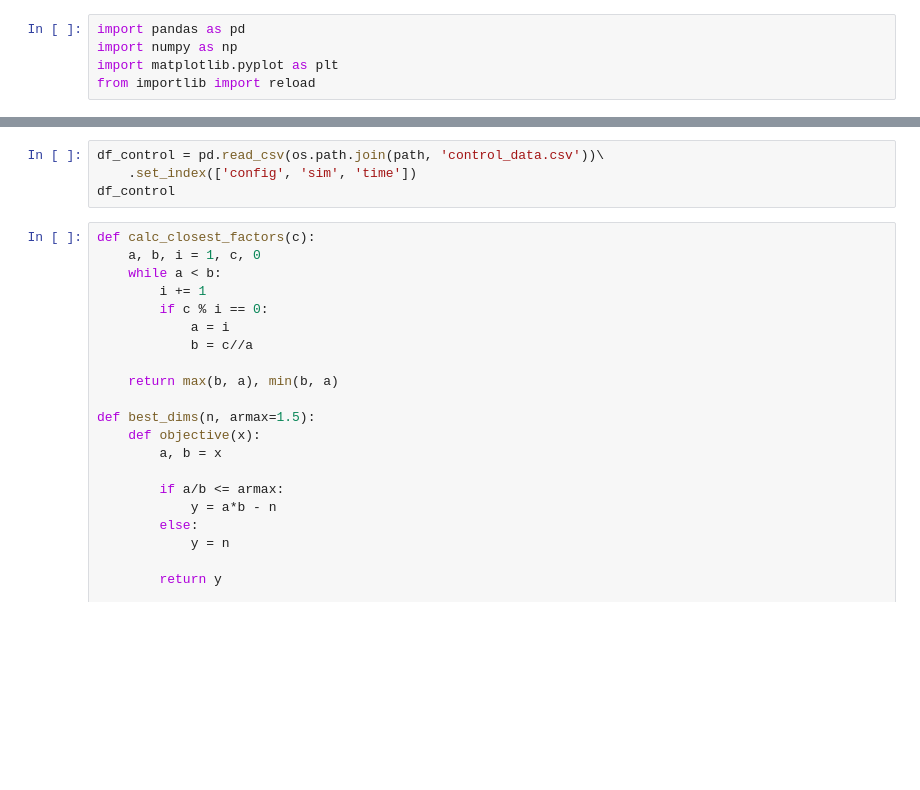
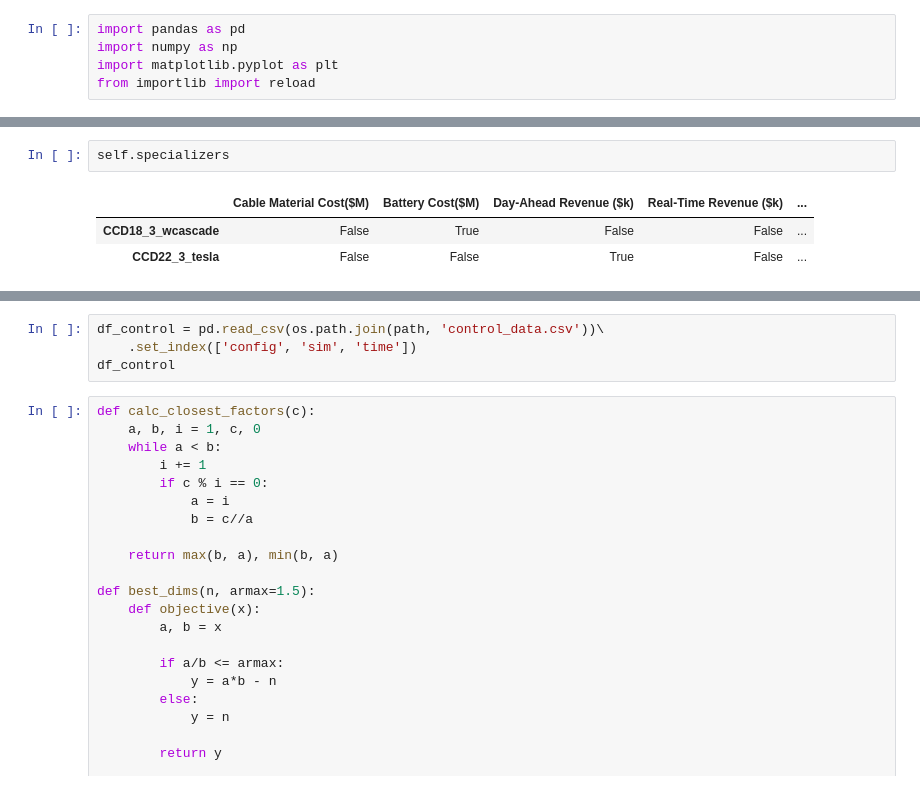
Before and after one commit to pnnl/pyMOODS, a Jupyter notebook: notebooks/MOCODO.ipynb, the cells around one changed output, grey strips where cells are left out. Saved outputs shown, nothing was run; the diff lists cells and outputs as text; blank space fills up the shorter version.

```diff
--- a/notebooks/MOCODO.ipynb
+++ b/notebooks/MOCODO.ipynb
@@ -46,0 +136,6 @@ df_design
+# %%
+self.specializers
+# %% [output]
+|  | Cable Material Cost($M) | Battery Cost($M) | Day-Ahead Revenue ($k) | Real-Time Revenue ($k) | ... |
+| CCD18_3_wcascade | False | True | False | False | ... |
+| CCD22_3_tesla | False | False | True | False | ... |
```
Also changed, not shown: parts of 10 cells of this notebook, 1 other file.
